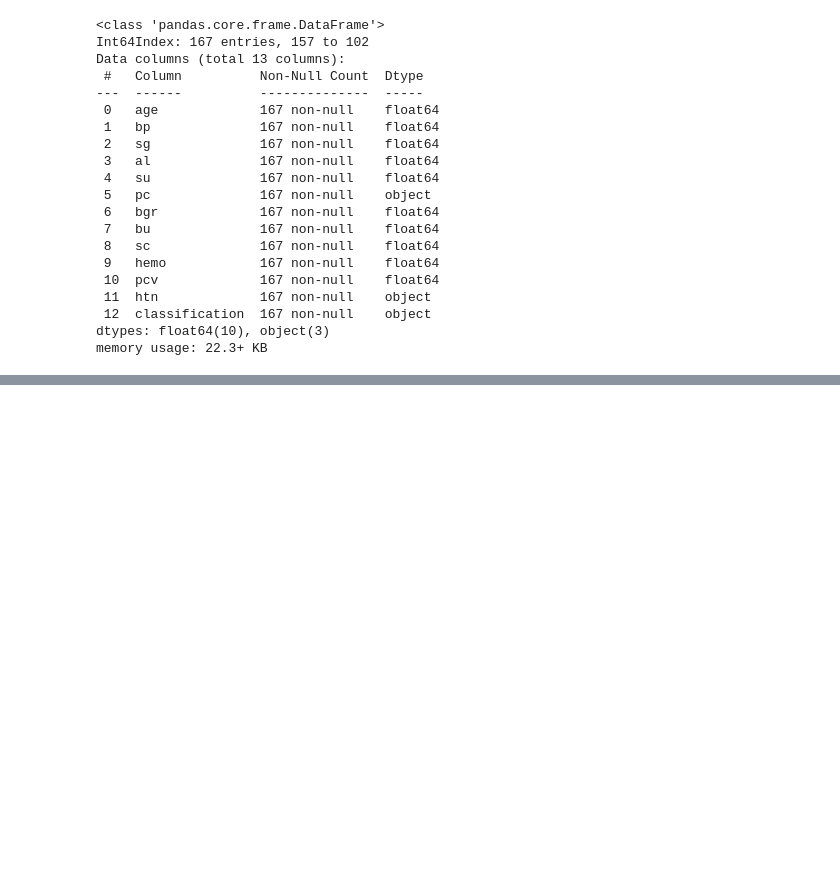
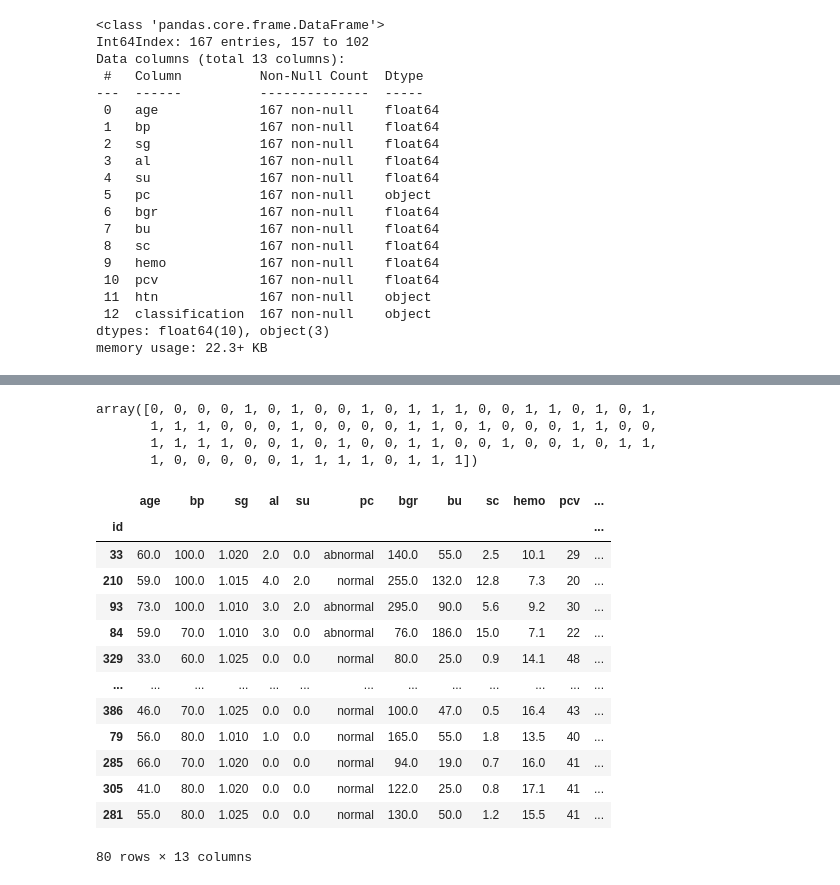
Before and after one commit to EthioAI/Chronic-Kidney-Disease-Prediction, a Jupyter notebook: main.ipynb, the cells around one changed output, grey strips where cells are left out. Drawn from its saved outputs; the diff is of its cells as text; code cells hidden in the pictures; blank space fills up the shorter version.

```diff
--- a/main.ipynb
+++ b/main.ipynb
@@ -209,0 +355,31 @@ Root mean squared error: 0.0
+# %%
+test_data_ = test_data.drop(columns_drop, axis=1)
+test_data_ = test_data_.dropna(axis=0)
+test_data_prepared = full_pipeline.transform(test_data_)
+# %%
+test_pred = grid_search_rmf.best_estimator_.predict(test_data_prepared)
+test_pred
+# %% [output]
+array([0, 0, 0, 0, 1, 0, 1, 0, 0, 1, 0, 1, 1, 1, 0, 0, 1, 1, 0, 1, 0, 1,
+       1, 1, 1, 0, 0, 0, 1, 0, 0, 0, 0, 1, 1, 0, 1, 0, 0, 0, 1, 1, 0, 0,
+       1, 1, 1, 1, 0, 0, 1, 0, 1, 0, 0, 1, 1, 0, 0, 1, 0, 0, 1, 0, 1, 1,
+       1, 0, 0, 0, 0, 0, 1, 1, 1, 1, 0, 1, 1, 1])
+# %%
+test_data_['classification'] = test_pred
+# %%
+test_data_
+# %% [output]
+|  | age | bp | sg | al | su | pc | bgr | bu | sc | hemo | pcv | ... |
+| id |  |  |  |  |  |  |  |  |  |  |  | ... |
+| 33 | 60.0 | 100.0 | 1.020 | 2.0 | 0.0 | abnormal | 140.0 | 55.0 | 2.5 | 10.1 | 29 | ... |
+| 210 | 59.0 | 100.0 | 1.015 | 4.0 | 2.0 | normal | 255.0 | 132.0 | 12.8 | 7.3 | 20 | ... |
+| 93 | 73.0 | 100.0 | 1.010 | 3.0 | 2.0 | abnormal | 295.0 | 90.0 | 5.6 | 9.2 | 30 | ... |
+| 84 | 59.0 | 70.0 | 1.010 | 3.0 | 0.0 | abnormal | 76.0 | 186.0 | 15.0 | 7.1 | 22 | ... |
+| 329 | 33.0 | 60.0 | 1.025 | 0.0 | 0.0 | normal | 80.0 | 25.0 | 0.9 | 14.1 | 48 | ... |
+| ... | ... | ... | ... | ... | ... | ... | ... | ... | ... | ... | ... | ... |
+| 386 | 46.0 | 70.0 | 1.025 | 0.0 | 0.0 | normal | 100.0 | 47.0 | 0.5 | 16.4 | 43 | ... |
+| 79 | 56.0 | 80.0 | 1.010 | 1.0 | 0.0 | normal | 165.0 | 55.0 | 1.8 | 13.5 | 40 | ... |
+| 285 | 66.0 | 70.0 | 1.020 | 0.0 | 0.0 | normal | 94.0 | 19.0 | 0.7 | 16.0 | 41 | ... |
+| 305 | 41.0 | 80.0 | 1.020 | 0.0 | 0.0 | normal | 122.0 | 25.0 | 0.8 | 17.1 | 41 | ... |
+| 281 | 55.0 | 80.0 | 1.025 | 0.0 | 0.0 | normal | 130.0 | 50.0 | 1.2 | 15.5 | 41 | ... |
+80 rows × 13 columns
```
Also changed, not shown: parts of 18 cells of this notebook, 3 other files.
